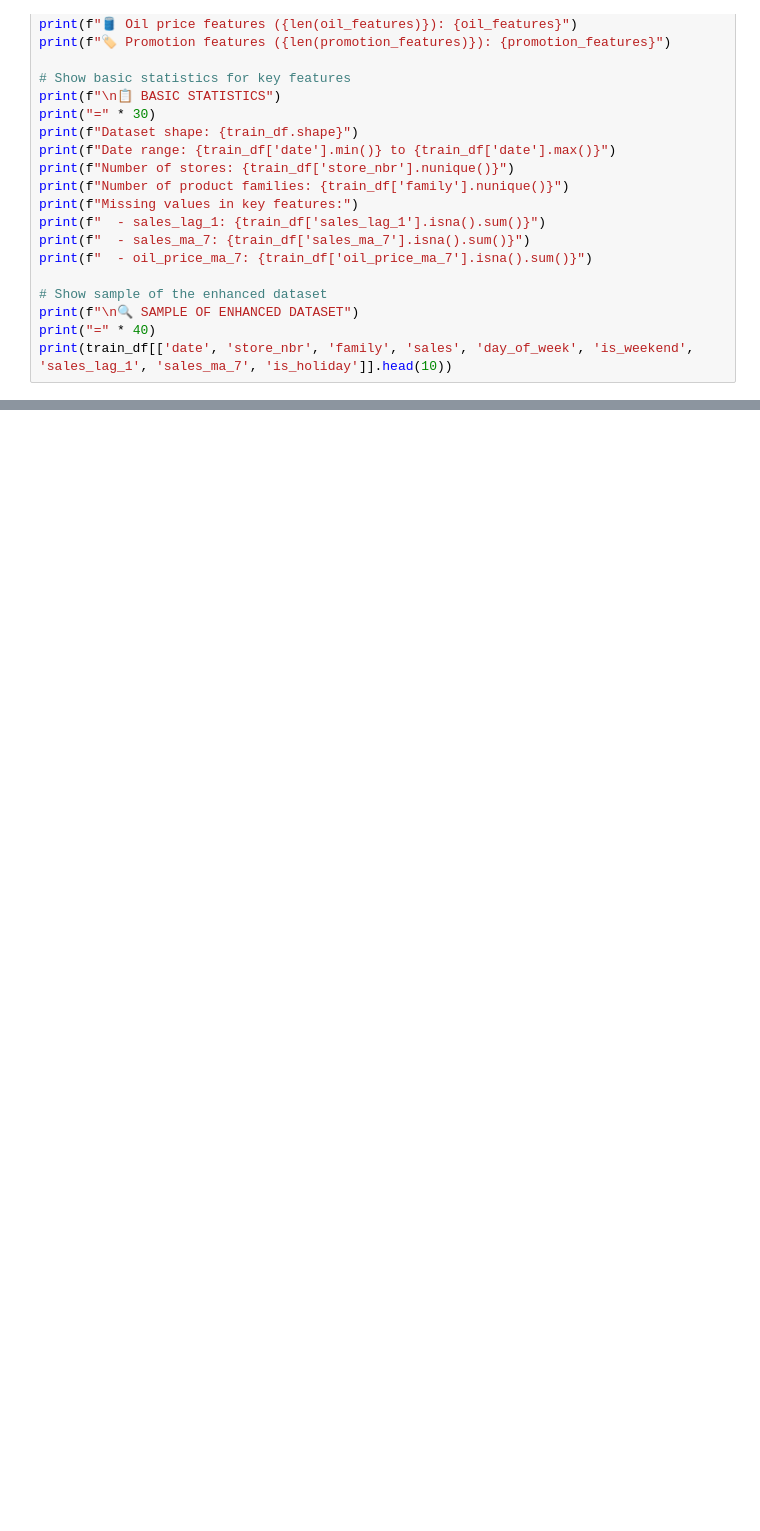
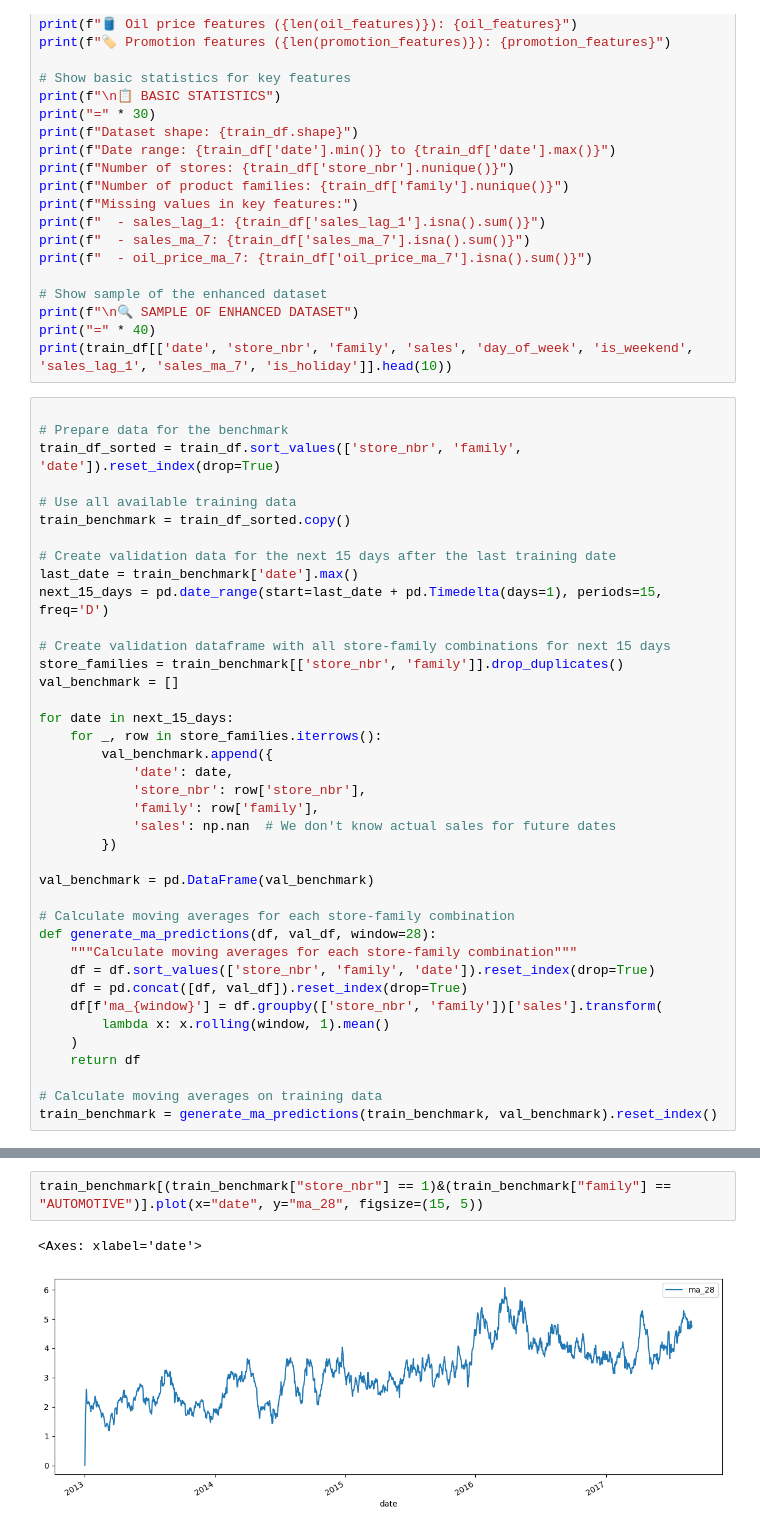
Before and after one commit to Zahra1354/Store-Sales-Forecasting, a Jupyter notebook: Data_exploration.ipynb, the cells around one changed output, grey strips where cells are left out. Drawn from its saved outputs; the diff is of its cells as text; blank space fills up the shorter version.

Commit message:
Created benchmark for last 15 days

```diff
--- a/Data_exploration.ipynb
+++ b/Data_exploration.ipynb
@@ -233,3 +233,42 @@ print(f"  - oil_price_ma_7: {train_df['oil_price_ma_7'].isna().sum()}")
 print(f"\n🔍 SAMPLE OF ENHANCED DATASET")
 print("=" * 40)
 print(train_df[['date', 'store_nbr', 'family', 'sales', 'day_of_week', 'is_weekend', 'sales_lag_1', 'sales_ma_7', 'is_holiday']].head(10))
+# %%
+
+# Prepare data for the benchmark
+train_df_sorted = train_df.sort_values(['store_nbr', 'family', 'date']).reset_index(drop=True)
+
+# Use all available training data
+train_benchmark = train_df_sorted.copy()
+
+# Create validation data for the next 15 days after the last training date
+last_date = train_benchmark['date'].max()
+next_15_days = pd.date_range(start=last_date + pd.Timedelta(days=1), periods=15, freq='D')
+
+# Create validation dataframe with all store-family combinations for next 15 days
+store_families = train_benchmark[['store_nbr', 'family']].drop_duplicates()
+val_benchmark = []
+
+for date in next_15_days:
+    for _, row in store_families.iterrows():
+        val_benchmark.append({
+            'date': date,
+            'store_nbr': row['store_nbr'],
+            'family': row['family'],
+            'sales': np.nan  # We don't know actual sales for future dates
+        })
+
+val_benchmark = pd.DataFrame(val_benchmark)
+
+# Calculate moving averages for each store-family combination
+def generate_ma_predictions(df, val_df, window=28):
+    """Calculate moving averages for each store-family combination"""
+    df = df.sort_values(['store_nbr', 'family', 'date']).reset_index(drop=True)
+    df = pd.concat([df, val_df]).reset_index(drop=True)
+    df[f'ma_{window}'] = df.groupby(['store_nbr', 'family'])['sales'].transform(
+        lambda x: x.rolling(window, 1).mean()
+    )
+    return df
+
+# Calculate moving averages on training data
+train_benchmark = generate_ma_predictions(train_benchmark, val_benchmark).reset_index()
@@ -235,0 +285,5 @@ print(train_df[['date', 'store_nbr', 'family', 'sales', 'day_of_week', 'is_weeke
+# %%
+train_benchmark[(train_benchmark["store_nbr"] == 1)&(train_benchmark["family"] == "AUTOMOTIVE")].plot(x="date", y="ma_28", figsize=(15, 5))
+# %% [output]
+<Axes: xlabel='date'>
+[figure, added]
```
Also changed, not shown: parts of 1 cell of this notebook.
